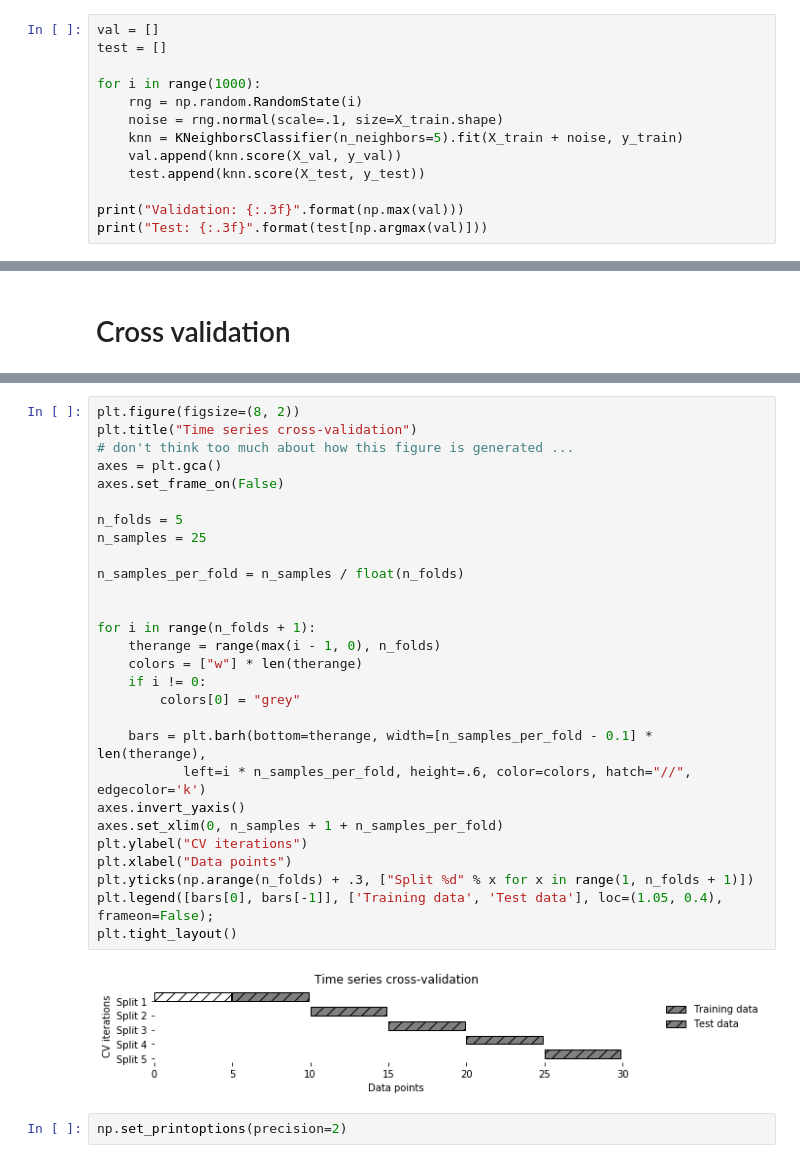
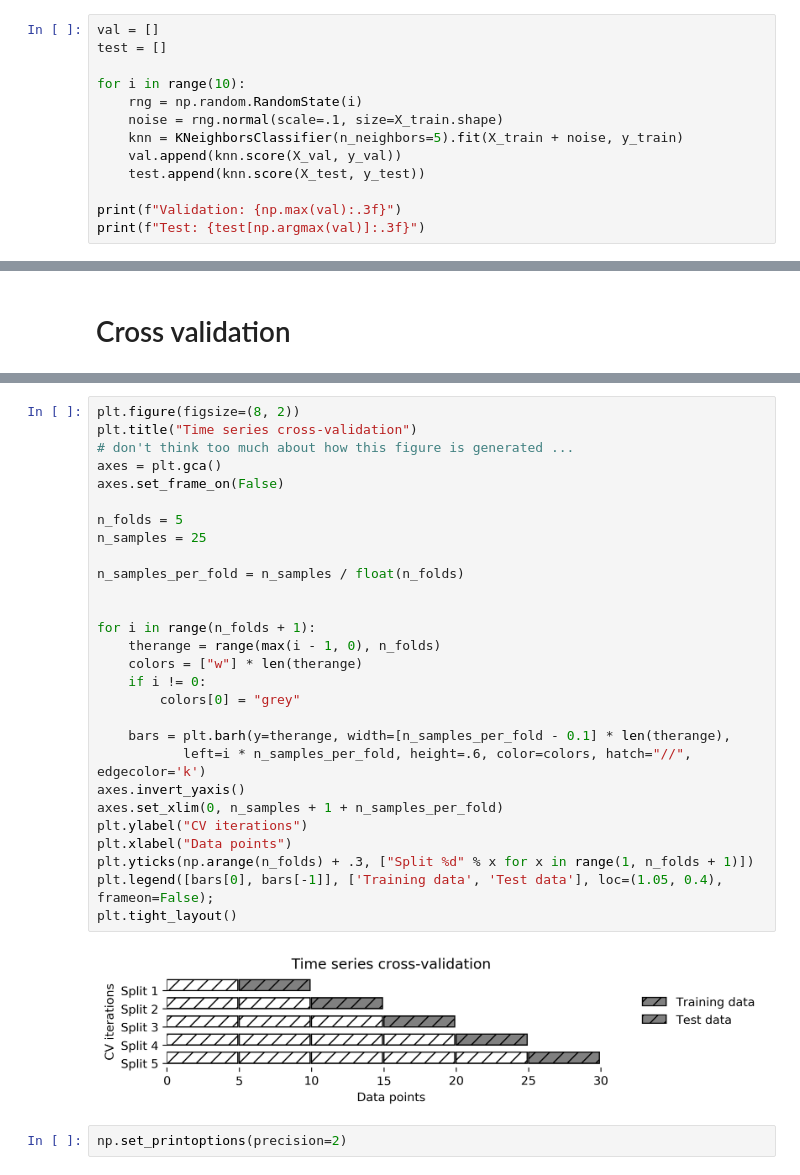
Before and after one commit to amueller/COMS4995-s20, a Jupyter notebook: slides/aml-03-supervised-learning/aml-04-supervised-learning.ipynb, the cells around one changed output, grey strips where cells are left out. Drawn from its saved outputs; the diff is of its cells as text.

Commit message:
supervised learning: use new cross-validation figures

```diff
--- a/slides/aml-03-supervised-learning/aml-04-supervised-learning.ipynb
+++ b/slides/aml-03-supervised-learning/aml-04-supervised-learning.ipynb
@@ -229,14 +231,14 @@ Test: 0.958
 val = []
 test = []
 
-for i in range(1000):
+for i in range(10):
     rng = np.random.RandomState(i)
     noise = rng.normal(scale=.1, size=X_train.shape)
     knn = KNeighborsClassifier(n_neighbors=5).fit(X_train + noise, y_train)
     val.append(knn.score(X_val, y_val))
     test.append(knn.score(X_test, y_test))
 
-print("Validation: {:.3f}".format(np.max(val)))
-print("Test: {:.3f}".format(test[np.argmax(val)]))
+print(f"Validation: {np.max(val):.3f}")
+print(f"Test: {test[np.argmax(val)]:.3f}")
 # %% [output]
 Validation: 0.981
@@ -297,33 +299,33 @@ test-set score: 0.972
 # %%
 plt.figure(figsize=(8, 2))
 plt.title("Time series cross-validation")
 # don't think too much about how this figure is generated ...
 axes = plt.gca()
 axes.set_frame_on(False)
 
 n_folds = 5
 n_samples = 25
 
 n_samples_per_fold = n_samples / float(n_folds)
 
 
 for i in range(n_folds + 1):
     therange = range(max(i - 1, 0), n_folds)
     colors = ["w"] * len(therange)
     if i != 0:
         colors[0] = "grey"
 
-    bars = plt.barh(bottom=therange, width=[n_samples_per_fold - 0.1] * len(therange),
+    bars = plt.barh(y=therange, width=[n_samples_per_fold - 0.1] * len(therange),
            left=i * n_samples_per_fold, height=.6, color=colors, hatch="//", edgecolor='k')
 axes.invert_yaxis()
 axes.set_xlim(0, n_samples + 1 + n_samples_per_fold)
 plt.ylabel("CV iterations")
 plt.xlabel("Data points")
 plt.yticks(np.arange(n_folds) + .3, ["Split %d" % x for x in range(1, n_folds + 1)])
 plt.legend([bars[0], bars[-1]], ['Training data', 'Test data'], loc=(1.05, 0.4), frameon=False);
 plt.tight_layout()
 # %% [output]
-[figure, old version]
+[figure, new version]
 # %%
 np.set_printoptions(precision=2)
 # %%
```
Also changed, not shown: parts of 22 cells of this notebook, 8 other files.
